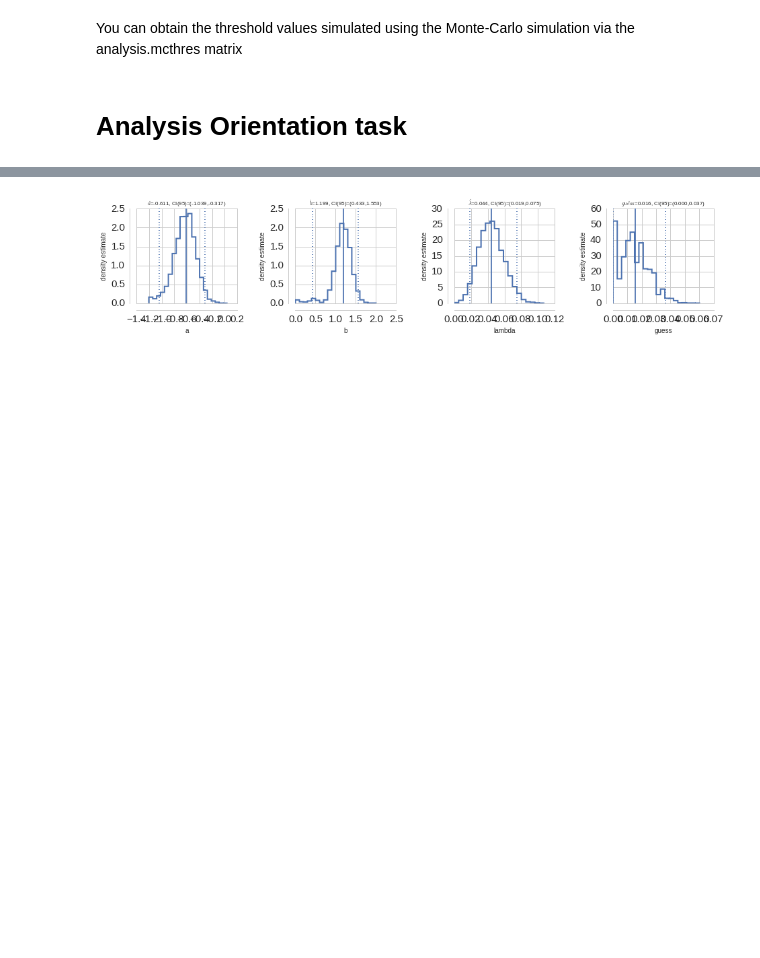
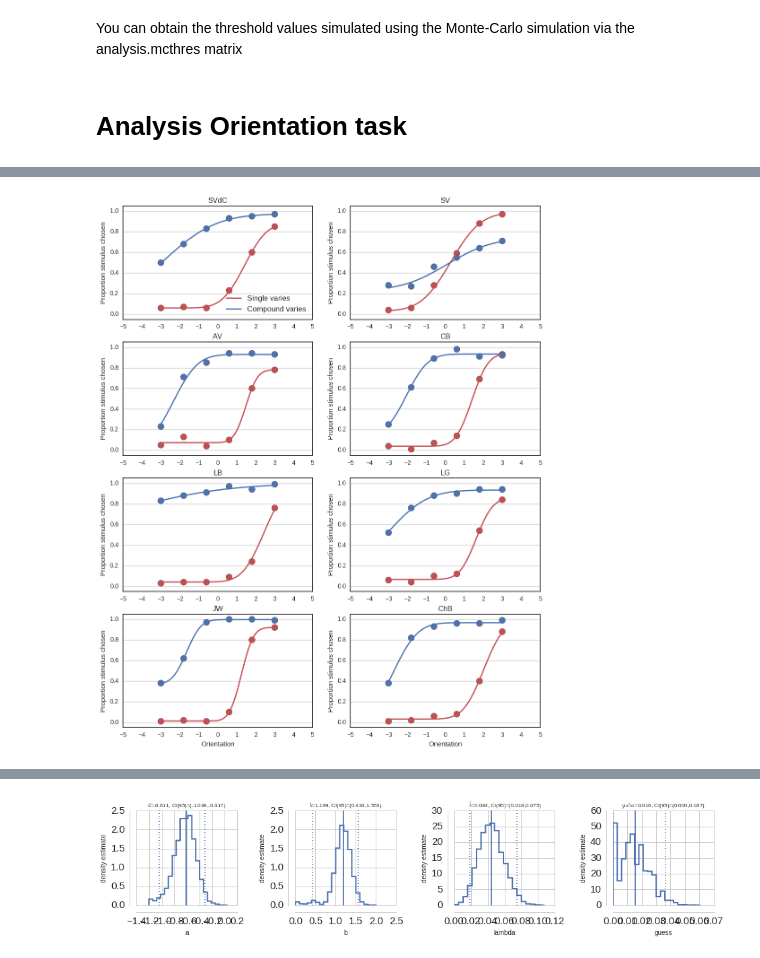
Before and after one commit to hoenir/DiNoASD, a Jupyter notebook: analysis/AnalysisDiNoASD.ipynb, the cells around one changed output, grey strips where cells are left out. Saved outputs shown, nothing was run; the diff lists cells and outputs as text; code cells hidden in the pictures; blank space fills up the shorter version.

```diff
--- a/analysis/AnalysisDiNoASD.ipynb
+++ b/analysis/AnalysisDiNoASD.ipynb
@@ -1154,0 +1179,29 @@ plt.ylabel('Proportion stimulus chosen');
+# %%
+sns.set(style="white")
+
+rows = int(len(fits)/2)
+
+fig, axes = plt.subplots(nrows=rows, ncols=2, figsize=(12, 15))
+
+pp=0
+for row in axes:
+    for ax in row:
+        ax.set_title(ss[pp])
+        psiplot.plotPMF(fits[pp][0], color='r', \
+                        linewidth=2, ax=ax, label='Single varies');
+        psiplot.plotPMF(fits[pp][1], color='b', \
+                        linewidth=2, ax=ax,  label='Compound varies');
+
+        ax.yaxis.grid(True)
+        ax.set_xticks([x for x in range(-5,6)], )
+        ax.set_yticks([y for y in  np.linspace(0,1,6)], )
+        ax.set_ylabel('Proportion stimulus chosen')
+
+        if pp == 0:
+            ax.legend(prop={'size': 12}, loc=4)
+        if pp == len(fits)-1 or pp == len(fits)-2:
+            ax.set_xlabel('Orientation')
+
+        pp= pp+1
+# %% [output]
+[figure, added]
```
Also changed, not shown: parts of 8 cells of this notebook.
